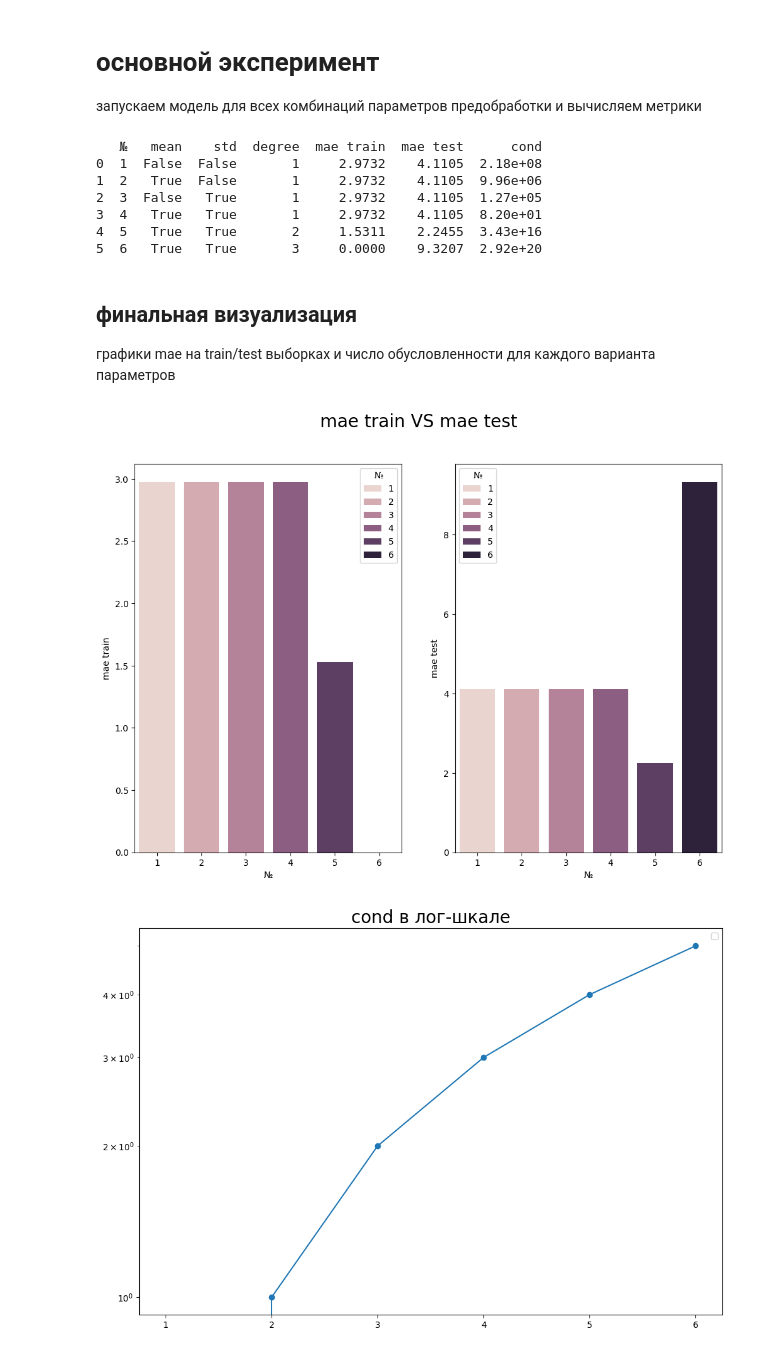
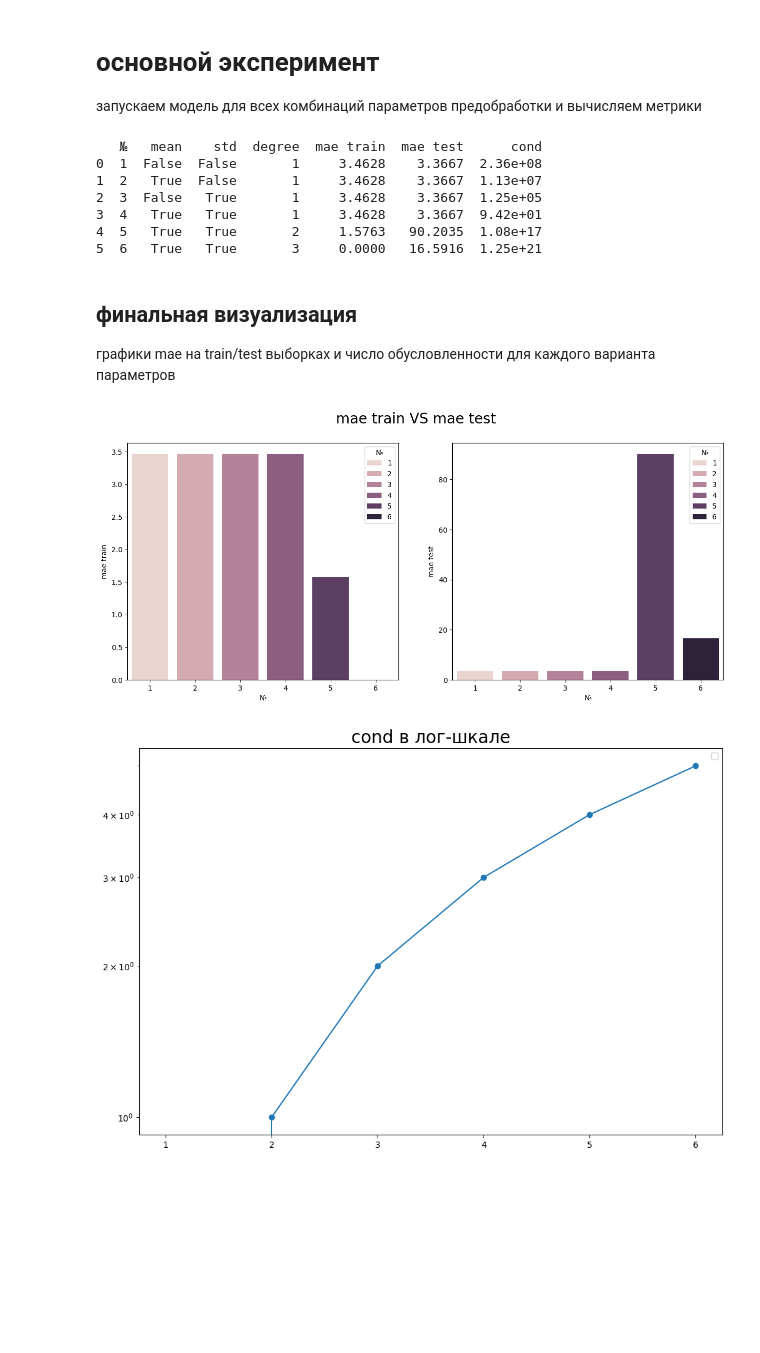
Before and after one commit to hxmkaNxch/num-and-method-lab1, a Jupyter notebook: solution.ipynb, the cells around one changed output. Drawn from its saved outputs; the diff is of its cells as text; code cells hidden in the pictures; blank space fills up the shorter version.

```diff
--- a/solution.ipynb
+++ b/solution.ipynb
@@ -12,8 +12,8 @@ from sklearn.model_selection import train_test_split
 train_df = pd.read_csv('train.csv')
 test_df = pd.read_csv('test.csv')
 #поставим когда узнаем варик а так пока свагушка красуется
-TEST_SIZE = 0.2
-RANDOM_STATE = 67
+TEST_SIZE = 0.23
+RANDOM_STATE = 46
 display(
     train_df,
     test_df
@@ -376,39 +376,39 @@ table = pd.DataFrame(res)
 print(table)
 # %% [output]
    №   mean    std  degree  mae train  mae test      cond
-0  1  False  False       1     2.9732    4.1105  2.18e+08
-1  2   True  False       1     2.9732    4.1105  9.96e+06
-2  3  False   True       1     2.9732    4.1105  1.27e+05
-3  4   True   True       1     2.9732    4.1105  8.20e+01
-4  5   True   True       2     1.5311    2.2455  3.43e+16
-5  6   True   True       3     0.0000    9.3207  2.92e+20
+0  1  False  False       1     3.4628    3.3667  2.36e+08
+1  2   True  False       1     3.4628    3.3667  1.13e+07
+2  3  False   True       1     3.4628    3.3667  1.25e+05
+3  4   True   True       1     3.4628    3.3667  9.42e+01
+4  5   True   True       2     1.5763   90.2035  1.08e+17
+5  6   True   True       3     0.0000   16.5916  1.25e+21
 # %% [markdown]
 ## финальная визуализация
 графики mae на train/test выборках и число обусловленности для каждого варианта параметров
 # %%
 for_plt = table[['№', 'mae train', 'mae test', 'cond']]
 
-fig = plt.figure(figsize=(12, 8))
+fig = plt.figure(figsize=(15, 6))
 # создание сетки
 gs = gridspec.GridSpec(1, 2, figure=fig)
 
 
 ax_left = fig.add_subplot(gs[0, 0]) # левая часть для mae train
 ax_right = fig.add_subplot(gs[0, 1]) # правая часть для mae test
 
 sns.barplot(data=for_plt, x='№', y='mae train', ax=ax_left, hue='№') # mae train
 sns.barplot(data=for_plt, x='№', y='mae test', ax=ax_right, hue='№') # mae test
 fig.suptitle('mae train VS mae test', fontsize=20)
 
 
 plt.figure(figsize=(12, 8))
 # график обусловленности в лог-шкале
 plt.plot(for_plt['№'], for_plt['cond'], marker='o')
 plt.yscale('log')
 plt.title('cond в лог-шкале', fontsize=20)
 
 plt.legend()
 plt.show()
 # %% [output]
-[figure, old version]
+[figure, new version]
 [figure]
```
Also changed, not shown: parts of 2 cells of this notebook, 1 other file.
